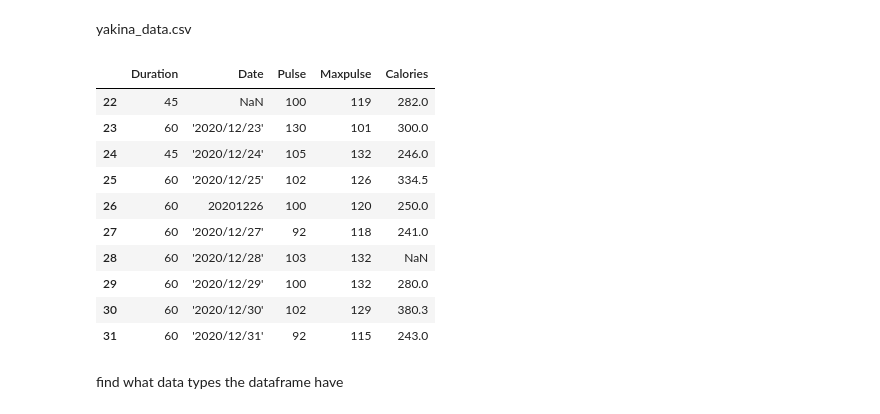
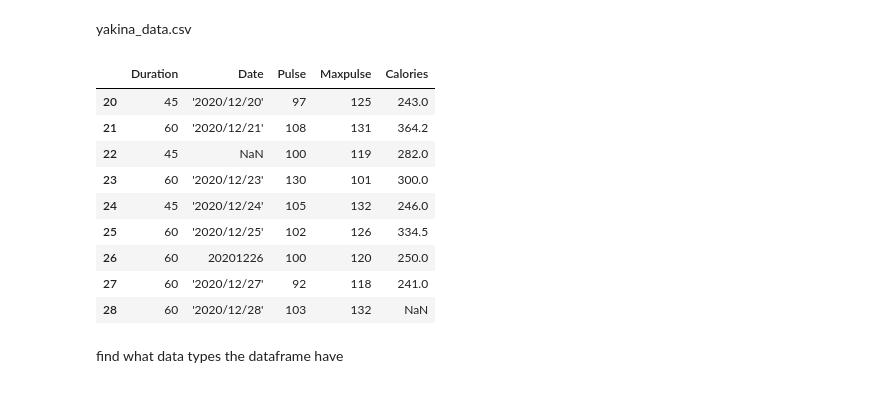
Before and after one commit to yakinamaharjan/trainee, a Jupyter notebook: assignments/6. pandas/task2.2.ipynb, the cells around one changed output. Cells and saved outputs as stored; diff of their text form; code cells hidden in the pictures.

```diff
--- a/assignments/6. pandas/task2.2.ipynb
+++ b/assignments/6. pandas/task2.2.ipynb
@@ -4,9 +4,11 @@ yakina_data.csv
 import pandas as pd
 # %%
 y = pd.read_csv('./datasets/task_2/yakina_data.csv')
-y[22:]
+y[20:29]
 # %% [output]
 |  | Duration | Date | Pulse | Maxpulse | Calories |
+| 20 | 45 | '2020/12/20' | 97 | 125 | 243.0 |
+| 21 | 60 | '2020/12/21' | 108 | 131 | 364.2 |
 | 22 | 45 | NaN | 100 | 119 | 282.0 |
 | 23 | 60 | '2020/12/23' | 130 | 101 | 300.0 |
 | 24 | 45 | '2020/12/24' | 105 | 132 | 246.0 |
@@ -14,9 +16,6 @@ y[22:]
 | 26 | 60 | 20201226 | 100 | 120 | 250.0 |
 | 27 | 60 | '2020/12/27' | 92 | 118 | 241.0 |
 | 28 | 60 | '2020/12/28' | 103 | 132 | NaN |
-| 29 | 60 | '2020/12/29' | 100 | 132 | 280.0 |
-| 30 | 60 | '2020/12/30' | 102 | 129 | 380.3 |
-| 31 | 60 | '2020/12/31' | 92 | 115 | 243.0 |
 # %% [markdown]
 find what data types the dataframe have
 # %%
```
Also changed, not shown: parts of 3 cells of this notebook, 2 other files.
